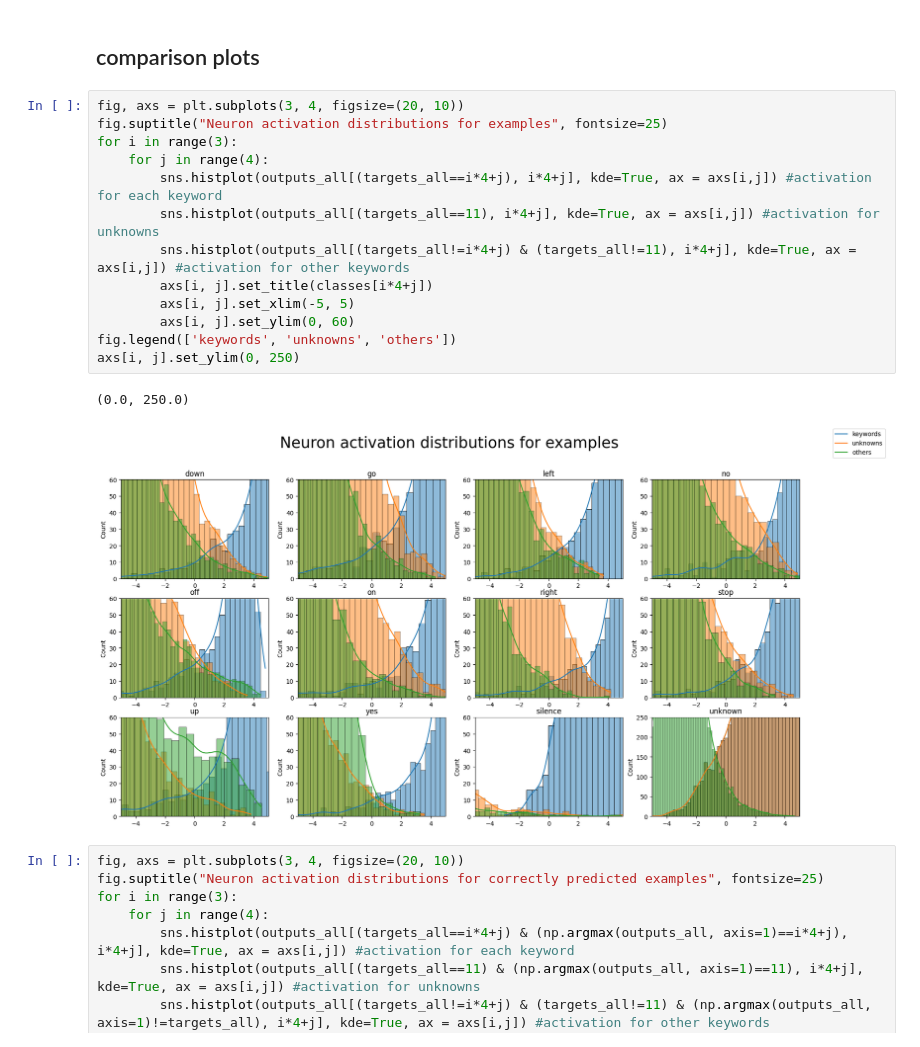
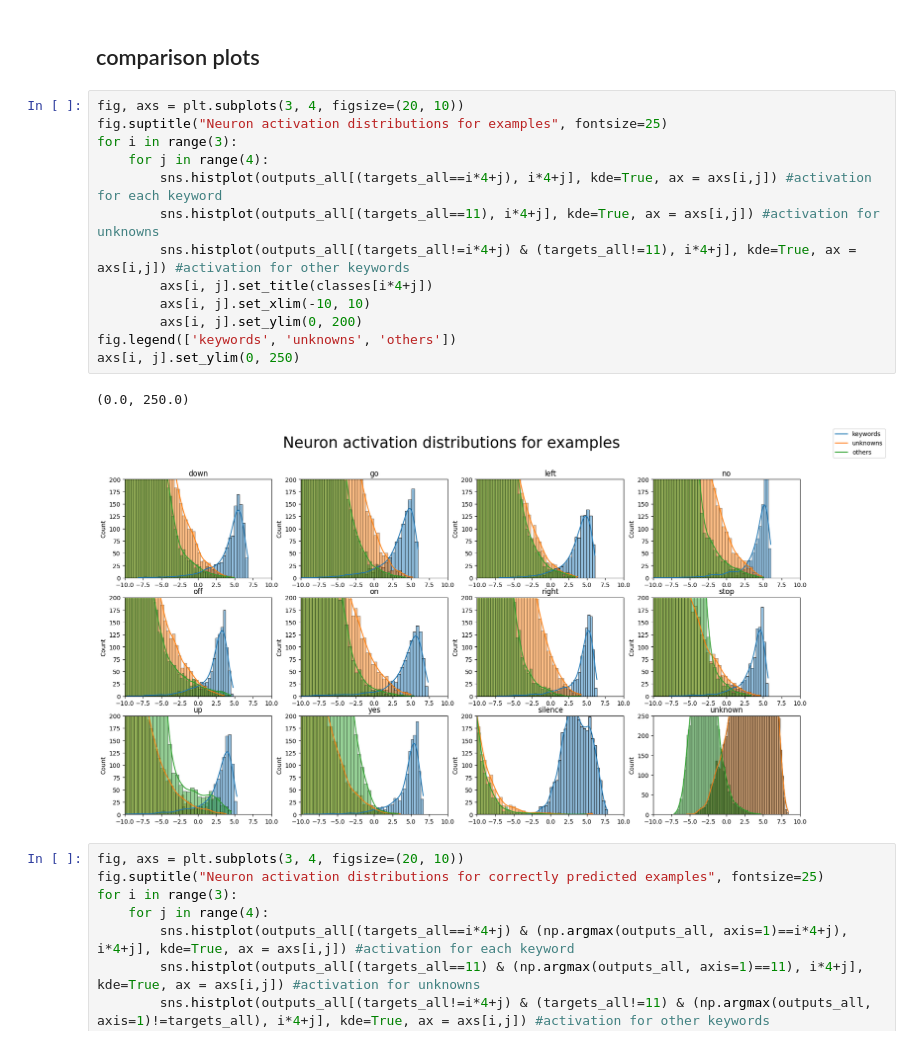
Before and after one commit to EyubogluMerve/ai8x-training, a Jupyter notebook: notebooks/backgroundclass_testing.ipynb, the cells around one changed output. Drawn from its saved outputs; the diff is of its cells as text.

```diff
--- a/notebooks/backgroundclass_testing.ipynb
+++ b/notebooks/backgroundclass_testing.ipynb
@@ -157,19 +172,19 @@ np.disp(confusion.value())
 # %%
 fig, axs = plt.subplots(3, 4, figsize=(20, 10))
 fig.suptitle("Neuron activation distributions for examples", fontsize=25)
 for i in range(3):
     for j in range(4):
         sns.histplot(outputs_all[(targets_all==i*4+j), i*4+j], kde=True, ax = axs[i,j]) #activation for each keyword
         sns.histplot(outputs_all[(targets_all==11), i*4+j], kde=True, ax = axs[i,j]) #activation for unknowns
         sns.histplot(outputs_all[(targets_all!=i*4+j) & (targets_all!=11), i*4+j], kde=True, ax = axs[i,j]) #activation for other keywords
         axs[i, j].set_title(classes[i*4+j])
-        axs[i, j].set_xlim(-5, 5)
-        axs[i, j].set_ylim(0, 60)
+        axs[i, j].set_xlim(-10, 10)
+        axs[i, j].set_ylim(0, 200)
 fig.legend(['keywords', 'unknowns', 'others'])
 axs[i, j].set_ylim(0, 250)
 # %% [output]
 (0.0, 250.0)
-[figure, old version]
+[figure, new version]
 # %%
 fig, axs = plt.subplots(3, 4, figsize=(20, 10))
 fig.suptitle("Neuron activation distributions for correctly predicted examples", fontsize=25)
```
Also changed, not shown: parts of 12 cells of this notebook, 1 other file.
